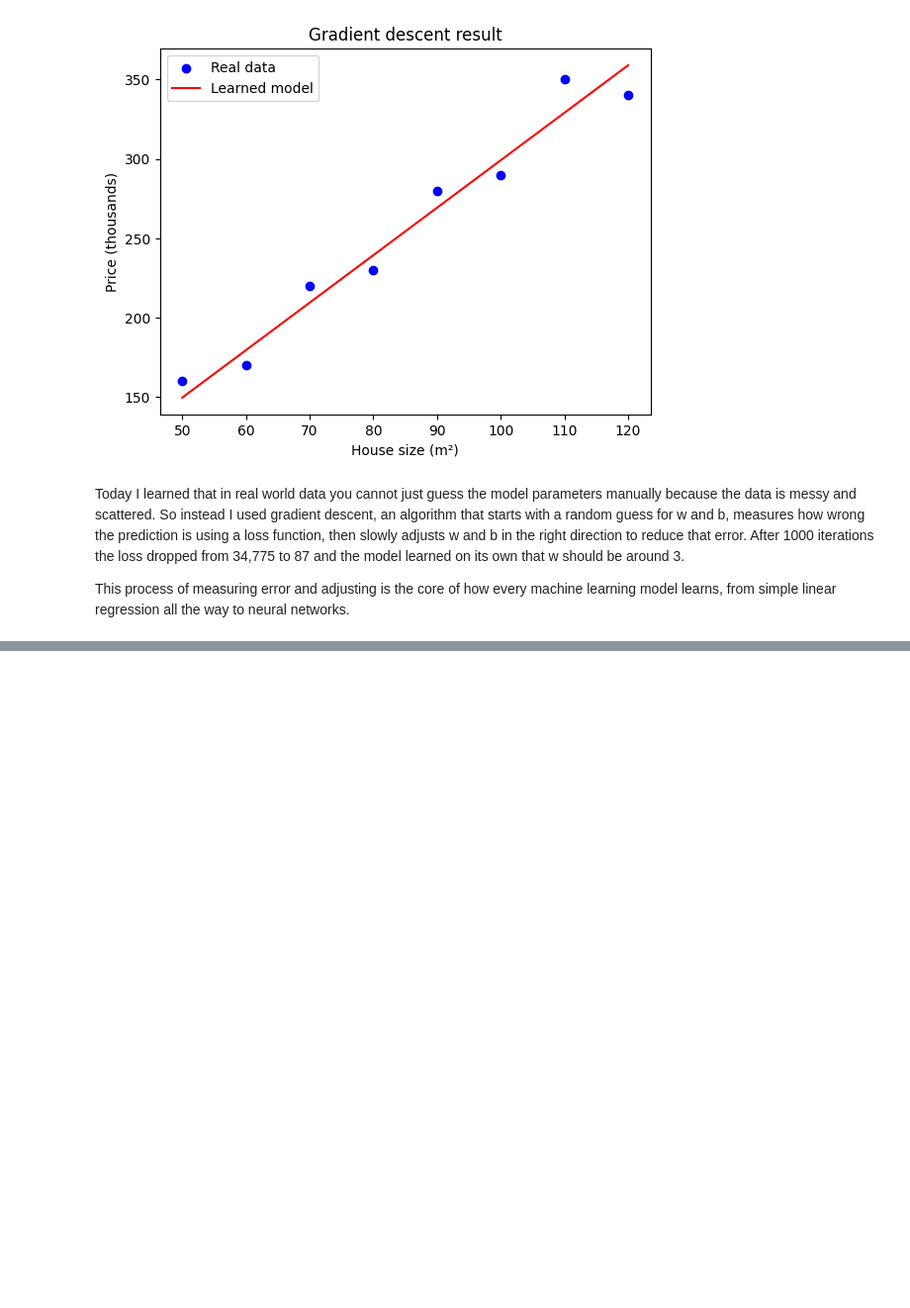
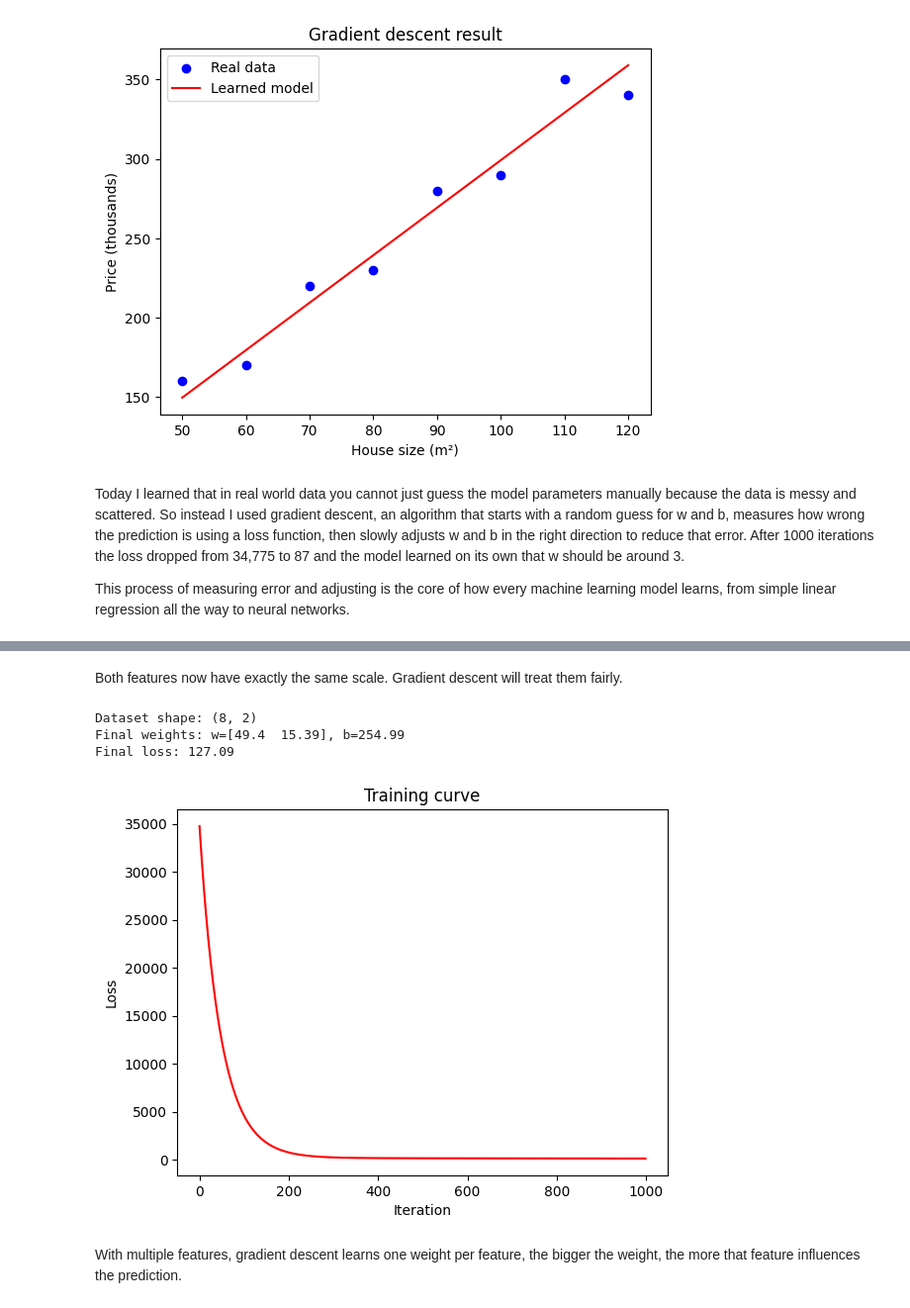
Before and after one commit to Fatiifm10/ml-journey, a Jupyter notebook: Learning_ML.ipynb, the cells around one changed output, grey strips where cells are left out. Shown at 99% size. Saved outputs shown, nothing was run; the diff lists cells and outputs as text; code cells hidden in the pictures; blank space fills up the shorter version.

```diff
--- a/Learning_ML.ipynb
+++ b/Learning_ML.ipynb
@@ -143,0 +226,40 @@ This process of measuring error and adjusting is the core of how every machine l
+# %% [markdown]
+Both features now have exactly the same scale. Gradient descent will treat them fairly.
+# %%
+X = np.column_stack([house_size_scaled, rooms_scaled])
+print("Dataset shape:", X.shape)
+
+# gradient descent with 2 features
+w = np.zeros(2)  # one weight per feature
+b = 0.0
+learning_rate = 0.01
+iterations = 1000
+n = len(price)
+loss_history = []
+
+for i in range(iterations):
+    predictions = np.dot(X, w) + b
+    error = predictions - price
+
+    w = w - learning_rate * (1/n) * np.dot(X.T, error)
+    b = b - learning_rate * (1/n) * np.sum(error)
+
+    loss = (1/(2*n)) * np.sum(error**2)
+    loss_history.append(loss)
+
+print(f"Final weights: w={np.round(w, 2)}, b={b:.2f}")
+print(f"Final loss: {loss_history[-1]:.2f}")
+
+# plot training curve
+plt.plot(loss_history, color='red')
+plt.xlabel("Iteration")
+plt.ylabel("Loss")
+plt.title("Training curve")
+plt.show()
+# %% [output]
+Dataset shape: (8, 2)
+Final weights: w=[49.4  15.39], b=254.99
+Final loss: 127.09
+[figure, added]
+# %% [markdown]
+With multiple features, gradient descent learns one weight per feature, the bigger the weight, the more that feature influences the prediction.
```
Also changed, not shown: parts of 8 cells of this notebook.
